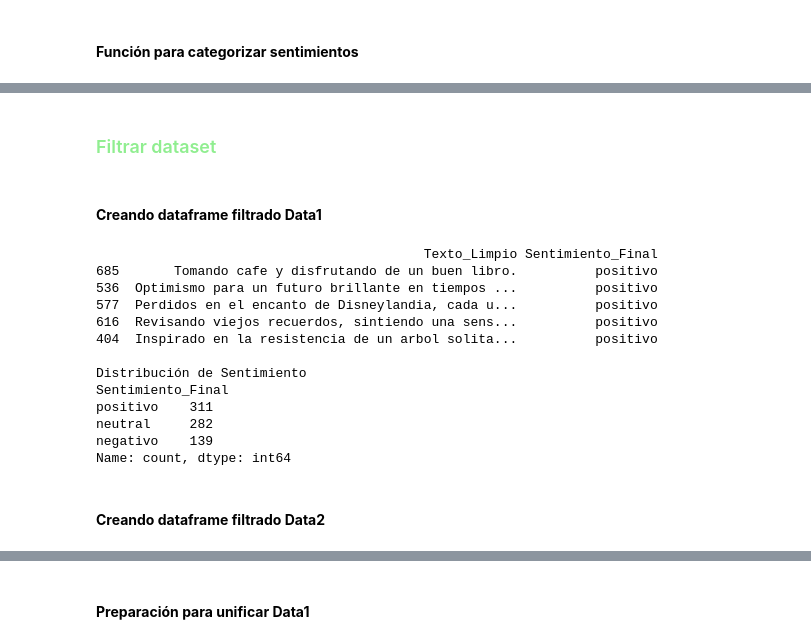
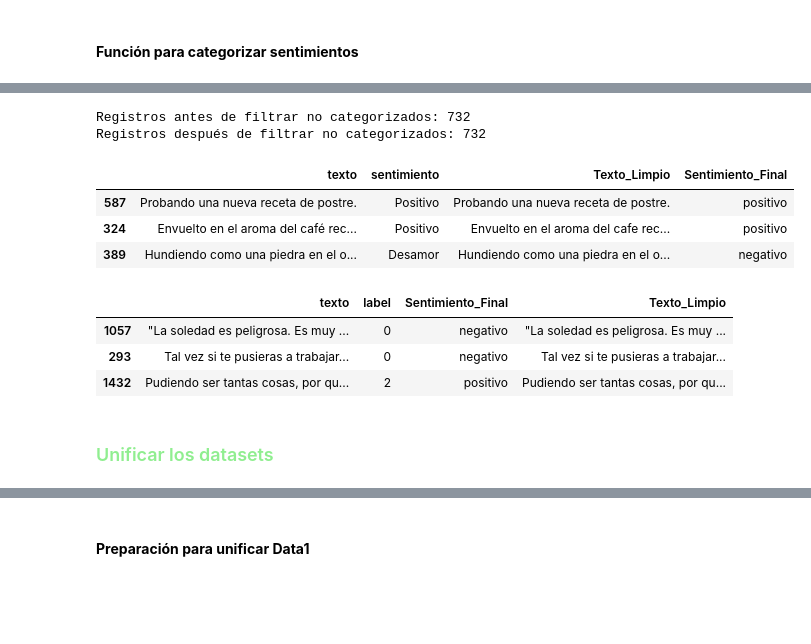
Before and after one commit to ml-punto-tech/sentiment-api, a Jupyter notebook: data-science/notebooks/Procesamiento_y_Clasificacion_de_Datos_SentimentAPI_enero.ipynb, the cells around one changed output, grey strips where cells are left out. Cells and saved outputs as stored; diff of their text form; code cells hidden in the pictures; blank space fills up the shorter version.

```diff
--- a/data-science/notebooks/Procesamiento_y_Clasificacion_de_Datos_SentimentAPI_enero.ipynb
+++ b/data-science/notebooks/Procesamiento_y_Clasificacion_de_Datos_SentimentAPI_enero.ipynb
@@ -360,0 +399,5 @@ Sentimientos neutros: 3
+# %%
+# Verificar si existen elementos en las listas que no se encuentran en la lista sentimientos_unicos
+for sentimiento in negativos + positivos + neutros:
+	if sentimiento not in sentimientos_unicos:
+		print(f"❌ Sentimiento no encontrado en el dataset: {sentimiento}")
@@ -387,2 +411,53 @@ data1.head()
+# %%
+def categorizar_sentimiento(sentimiento, positivos, negativos, neutros):
+    """
+    Categoriza sentimientos solo si están en las listas definidas.
+    Devuelve None para sentimientos no clasificados.
+    """
+    sent = str(sentimiento).strip().title()
+
+    if sent in positivos:
+        return 'positivo'
+    elif sent in negativos:
+        return 'negativo'
+    elif sent in neutros:
+        return 'neutral'
+    else:
+        # Devolvemos None para posterior filtrado
+        return None
+
+# Aplicar y filtrar
+data1_cleaned['Sentimiento_Final'] = data1_cleaned['sentimiento'].apply(
+    lambda x: categorizar_sentimiento(x, positivos, negativos, neutros)
+)
+
+# Renombrar en data2_cleaned la columna sentimiento a Sentimiento_Final
+data2_cleaned.rename({'sentimiento':'Sentimiento_Final'}, axis=1, inplace=True)
+
+
+
+
+# FILTRAR los que no pudieron categorizarse
+data1_filtrado = data1_cleaned[data1_cleaned['Sentimiento_Final'].notna()].copy()
+print(f"Registros antes de filtrar no categorizados: {len(data1_cleaned)}")
+print(f"Registros después de filtrar no categorizados: {len(data1_cleaned)}")
+# %% [output]
+Registros antes de filtrar no categorizados: 732
+Registros después de filtrar no categorizados: 732
+# %%
+data1_cleaned.sample(3)
+# %% [output]
+|  | texto | sentimiento | Texto_Limpio | Sentimiento_Final |
+| 587 | Probando una nueva receta de postre. | Positivo | Probando una nueva receta de postre. | positivo |
+| 324 | Envuelto en el aroma del café rec... | Positivo | Envuelto en el aroma del cafe rec... | positivo |
+| 389 | Hundiendo como una piedra en el o... | Desamor | Hundiendo como una piedra en el o... | negativo |
+# %%
+
+data2_cleaned.sample(3)
+# %% [output]
+|  | texto | label | Sentimiento_Final | Texto_Limpio |
+| 1057 | "La soledad es peligrosa. Es muy ... | 0 | negativo | "La soledad es peligrosa. Es muy ... |
+| 293 | Tal vez si te pusieras a trabajar... | 0 | negativo | Tal vez si te pusieras a trabajar... |
+| 1432 | Pudiendo ser tantas cosas, por qu... | 2 | positivo | Pudiendo ser tantas cosas, por qu... |
 # %% [markdown]
-### <font size=12 color=lightgreen> Filtrar dataset </font>
+### <font size=12 color=lightgreen> Unificar los datasets </font>
@@ -399,20 +463,0 @@ def filtrar_dataset(data):
-# %% [markdown]
-#### **Creando dataframe filtrado Data1**
-# %%
-data1_filtrado = filtrar_dataset(data1)
-# %% [output]
-                                          Texto_Limpio Sentimiento_Final
-685       Tomando cafe y disfrutando de un buen libro.          positivo
-536  Optimismo para un futuro brillante en tiempos ...          positivo
-577  Perdidos en el encanto de Disneylandia, cada u...          positivo
-616  Revisando viejos recuerdos, sintiendo una sens...          positivo
-404  Inspirado en la resistencia de un arbol solita...          positivo
-
-Distribución de Sentimiento
-Sentimiento_Final
-positivo    311
-neutral     282
-negativo    139
-Name: count, dtype: int64
-# %% [markdown]
-#### **Creando dataframe filtrado Data2**
```
Also changed, not shown: parts of 39 cells of this notebook, 3 other files.
